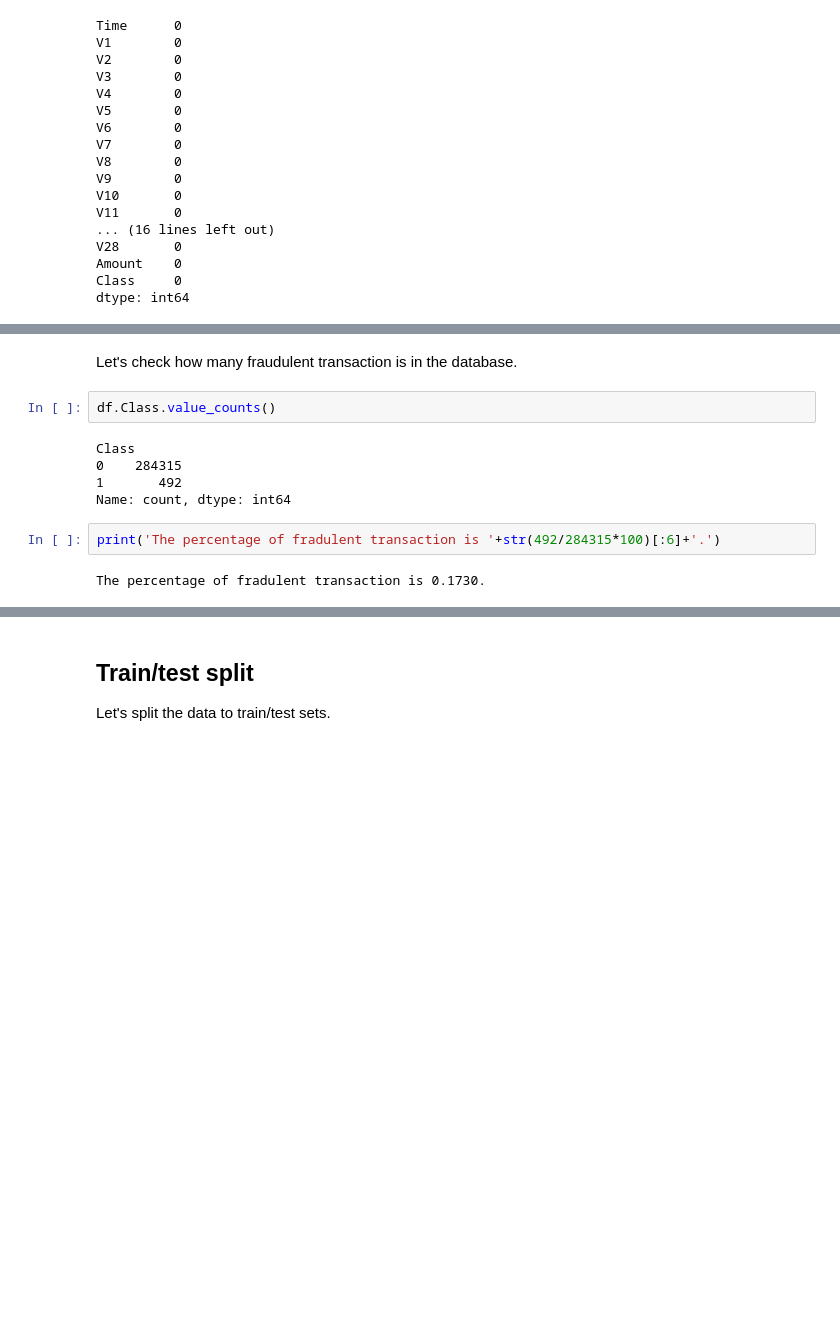
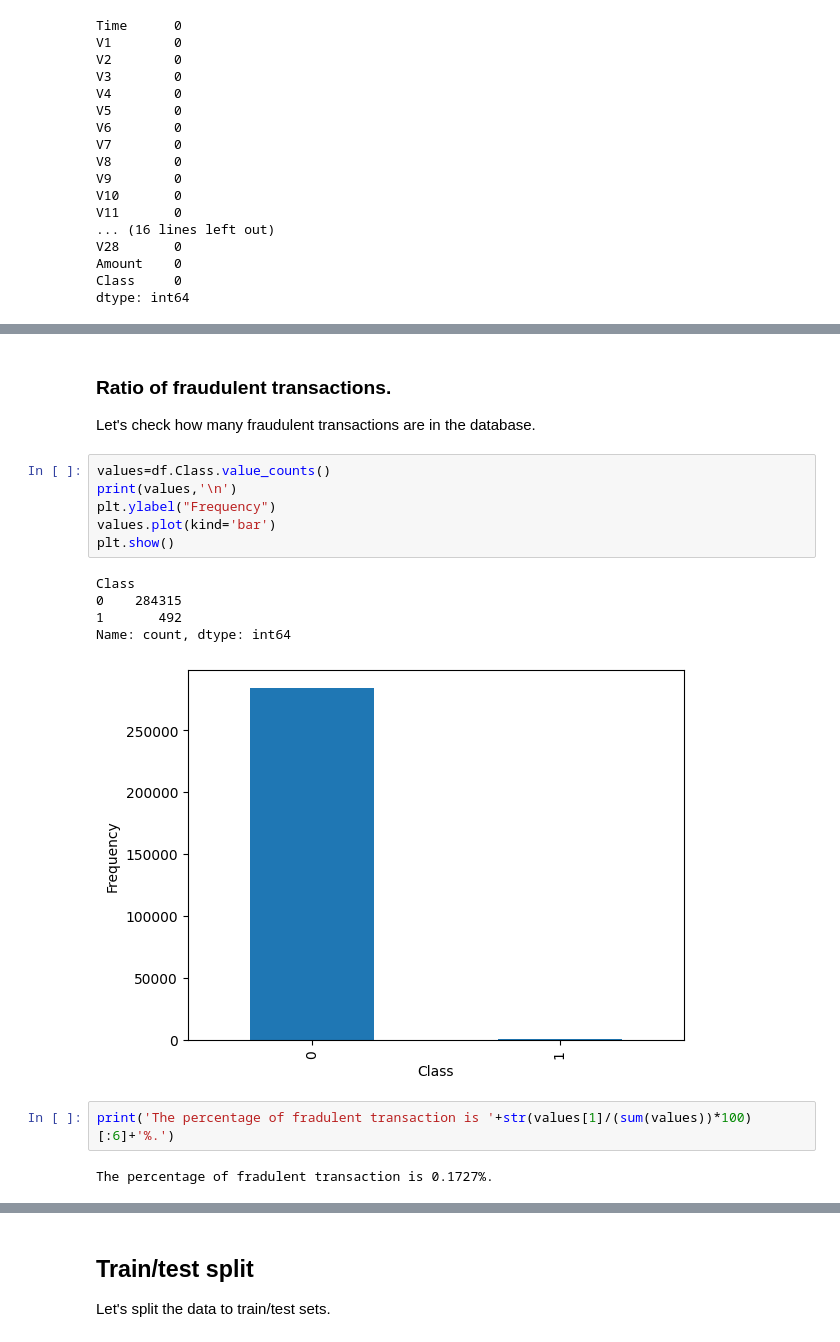
Before and after one commit to Chehrazi94/Credit_Card_Fraud_Detection, a Jupyter notebook: credit-card-fraud-detection.ipynb, the cells around one changed output, grey strips where cells are left out. Cells and saved outputs as stored; diff of their text form; blank space fills up the shorter version.

Commit message:
Kaggle Notebook | Credit_Card_Fraud_Detection | Version 3

```diff
--- a/credit-card-fraud-detection.ipynb
+++ b/credit-card-fraud-detection.ipynb
@@ -80,13 +103,19 @@ dtype: int64
 # %% [markdown]
-Let's check how many fraudulent transaction is in the database.
+### Ratio of fraudulent transactions.
+Let's check how many fraudulent transactions are in the database.
-# %%
-df.Class.value_counts()
-# %% [output]
-Class
-0    284315
-1       492
-Name: count, dtype: int64
+# %%
+values=df.Class.value_counts()
+print(values,'\n')
+plt.ylabel("Frequency")
+values.plot(kind='bar')
+plt.show()
+# %% [output]
+Class
+0    284315
+1       492
+Name: count, dtype: int64
+[figure, added]
 # %%
-print('The percentage of fradulent transaction is '+str(492/284315*100)[:6]+'.')
+print('The percentage of fradulent transaction is '+str(values[1]/(sum(values))*100)[:6]+'%.')
 # %% [output]
-The percentage of fradulent transaction is 0.1730.
+The percentage of fradulent transaction is 0.1727%.
```
Also changed, not shown: parts of 16 cells of this notebook.
